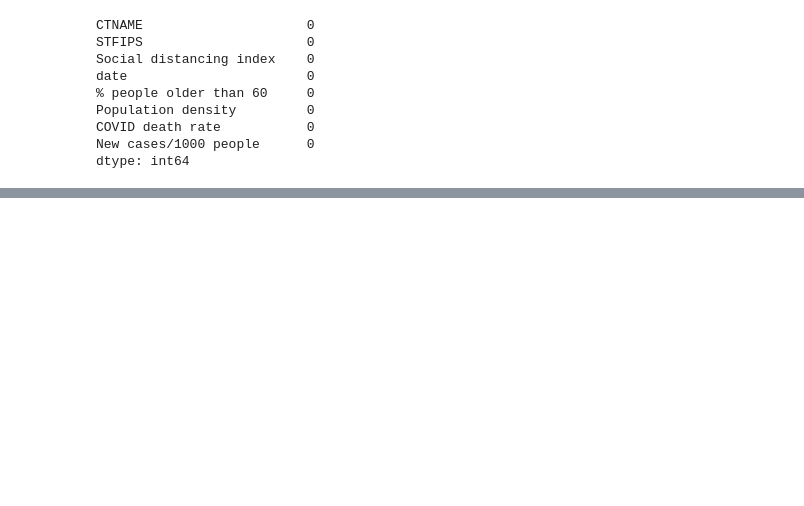
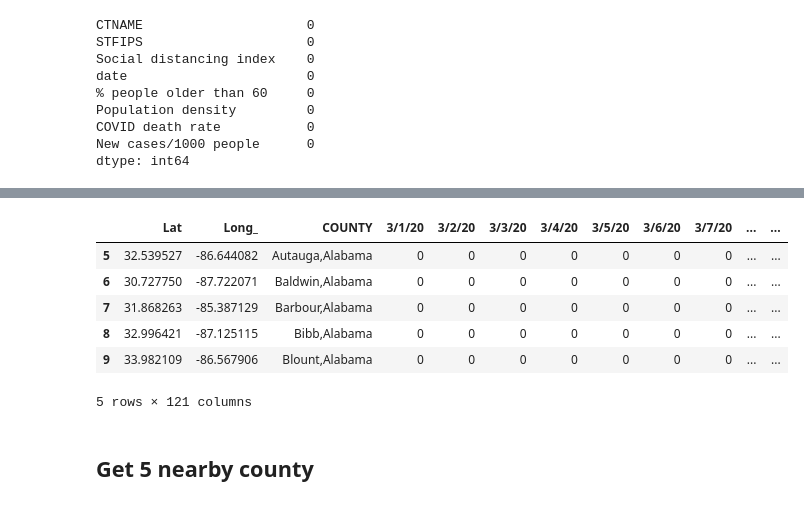
Before and after one commit to Jessieguojunyi/Social_Mobility_And_COVID19, a Jupyter notebook: Social_Mobility_And_COVID19.ipynb, the cells around one changed output, grey strips where cells are left out. Drawn from its saved outputs; the diff is of its cells as text; code cells hidden in the pictures; blank space fills up the shorter version.

```diff
--- a/Social_Mobility_And_COVID19.ipynb
+++ b/Social_Mobility_And_COVID19.ipynb
@@ -209,0 +226,13 @@ See the caveats in the documentation: http://pandas.pydata.org/pandas-docs/stabl
+# %%
+df_COVID19 = pd.concat([df_COVID19_demo, df_COVID19_daily], axis = 1)
+df_COVID19.head()
+# %% [output]
+|  | Lat | Long_ | COUNTY | 3/1/20 | 3/2/20 | 3/3/20 | 3/4/20 | 3/5/20 | 3/6/20 | 3/7/20 | ... | ... |
+| 5 | 32.539527 | -86.644082 | Autauga,Alabama | 0 | 0 | 0 | 0 | 0 | 0 | 0 | ... | ... |
+| 6 | 30.727750 | -87.722071 | Baldwin,Alabama | 0 | 0 | 0 | 0 | 0 | 0 | 0 | ... | ... |
+| 7 | 31.868263 | -85.387129 | Barbour,Alabama | 0 | 0 | 0 | 0 | 0 | 0 | 0 | ... | ... |
+| 8 | 32.996421 | -87.125115 | Bibb,Alabama | 0 | 0 | 0 | 0 | 0 | 0 | 0 | ... | ... |
+| 9 | 33.982109 | -86.567906 | Blount,Alabama | 0 | 0 | 0 | 0 | 0 | 0 | 0 | ... | ... |
+5 rows × 121 columns
+# %% [markdown]
+## Get 5 nearby county
```
Also changed, not shown: parts of 59 cells of this notebook.
